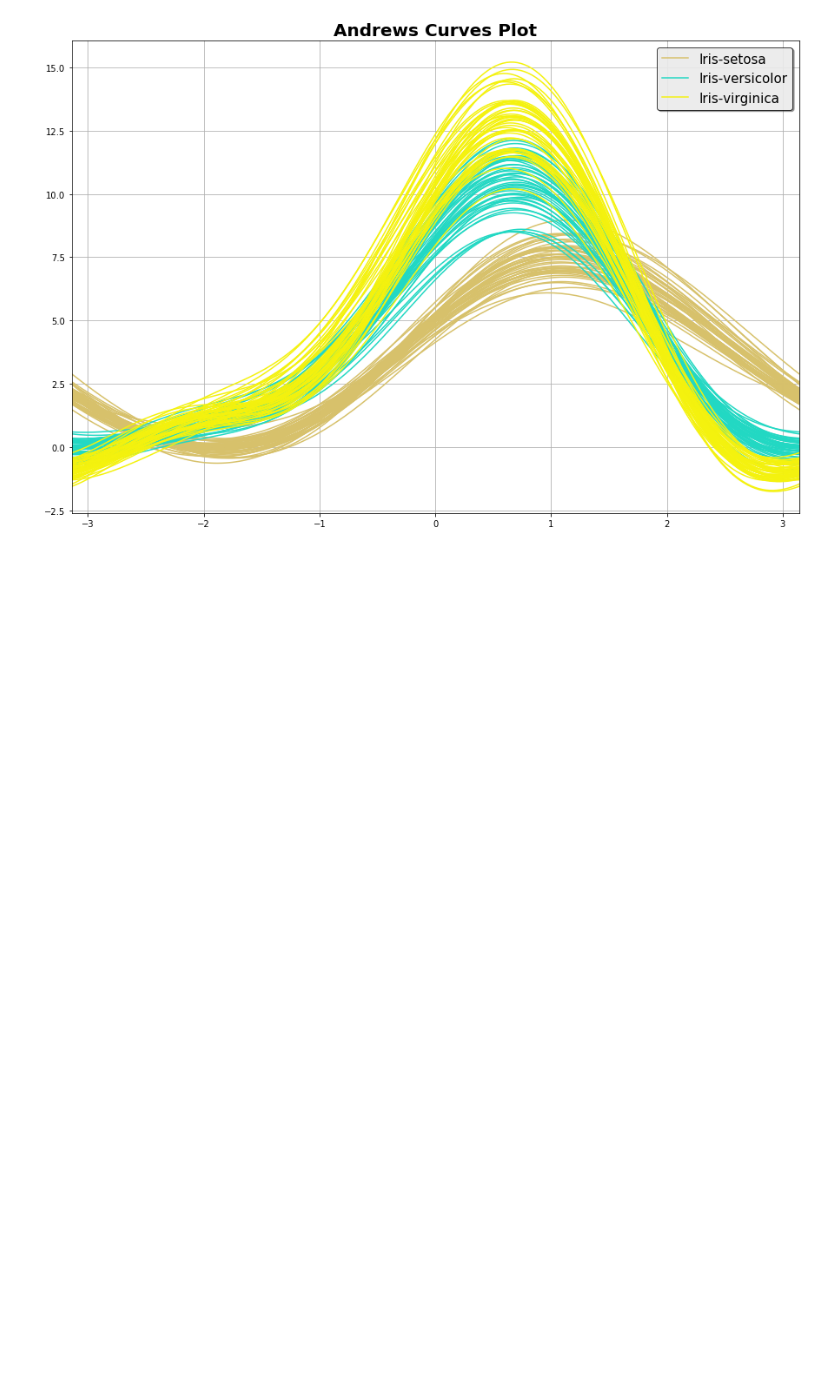
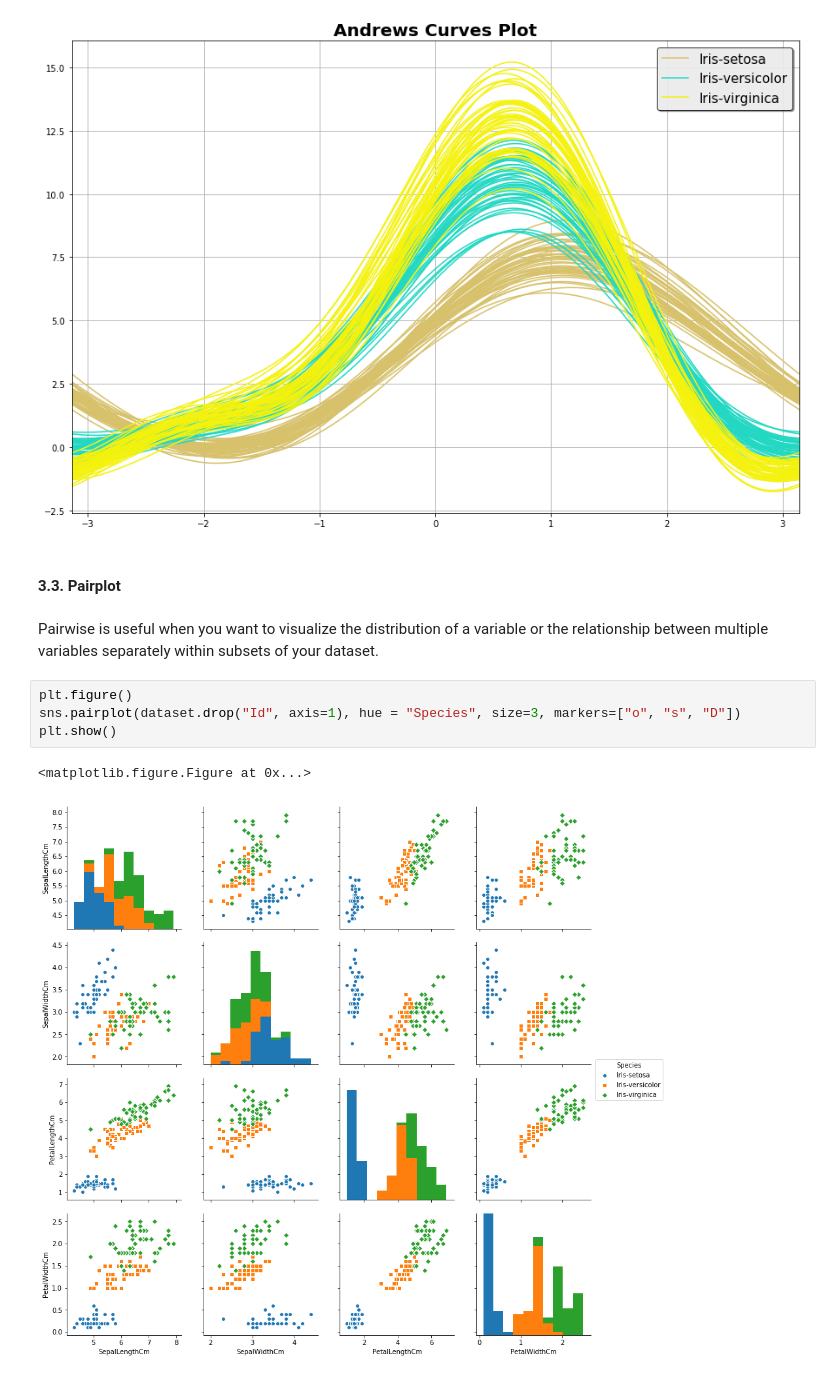
Before and after one commit to SkalskiP/ILearnMachineLearning.py, a Jupyter notebook: 03_Classification/01_K_Nearest_Neighbor/K_Nearest_Neighbor_IrisProject .ipynb, the cells around one changed output. Cells and saved outputs as stored; diff of their text form; blank space fills up the shorter version.

```diff
--- a/03_Classification/01_K_Nearest_Neighbor/K_Nearest_Neighbor_IrisProject .ipynb
+++ b/03_Classification/01_K_Nearest_Neighbor/K_Nearest_Neighbor_IrisProject .ipynb
@@ -96,3 +134,14 @@ plt.legend(loc=1, prop={'size': 15}, frameon=True,shadow=True, facecolor="white"
 plt.show()
 # %% [output]
 [figure]
+# %% [markdown]
+#### 3.3. Pairplot
+# %% [markdown]
+Pairwise is useful when you want to visualize the distribution of a variable or the relationship between multiple variables separately within subsets of your dataset.
+# %%
+plt.figure()
+sns.pairplot(dataset.drop("Id", axis=1), hue = "Species", size=3, markers=["o", "s", "D"])
+plt.show()
+# %% [output]
+<matplotlib.figure.Figure at 0x...>
+[figure, added]
```
Also changed, not shown: parts of 17 cells of this notebook, 1 other file.
